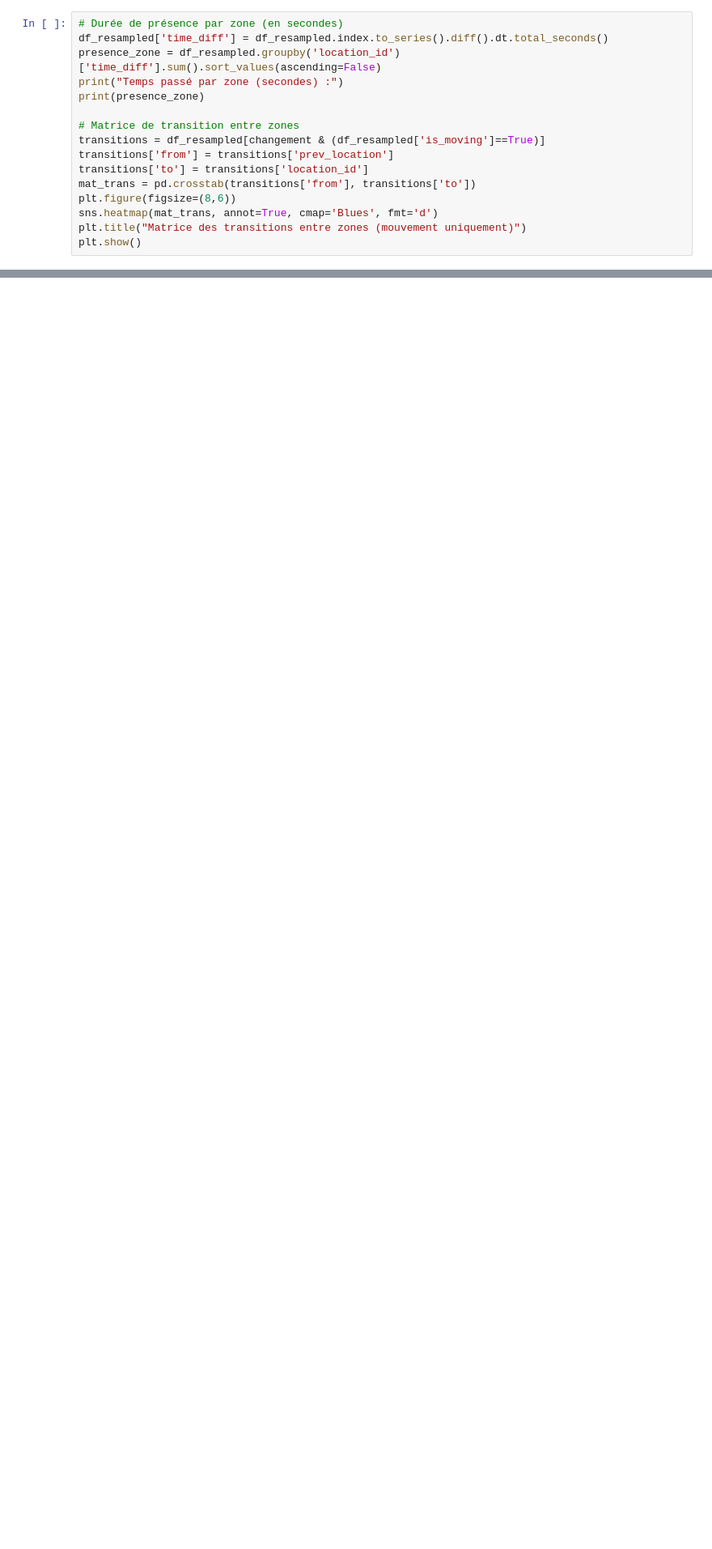
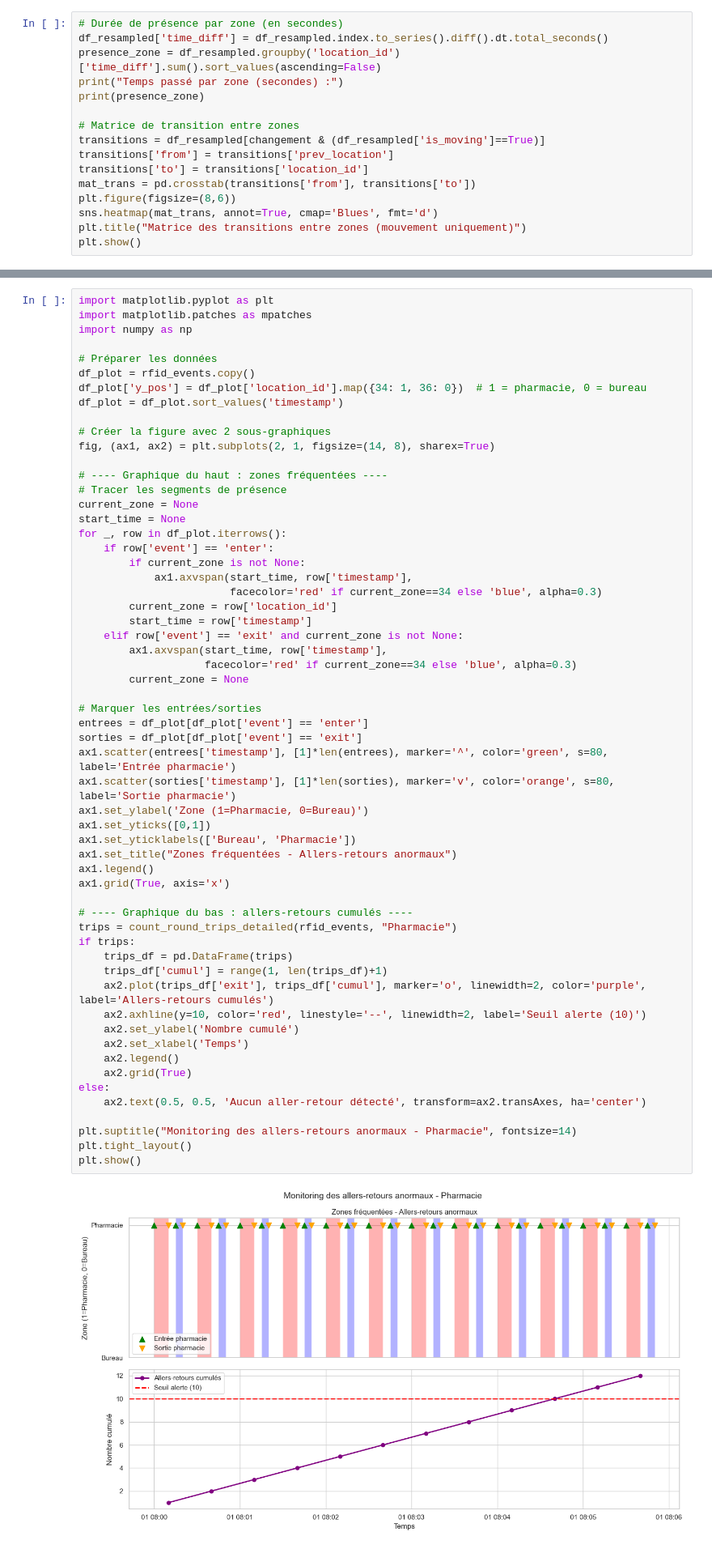
Before and after one commit to Ramadiaw12/IoT_project, a Jupyter notebook: notebooks/analysis.ipynb, the cells around one changed output, grey strips where cells are left out. Shown at 81% size. Drawn from its saved outputs; the diff is of its cells as text; blank space fills up the shorter version.

```diff
--- a/notebooks/analysis.ipynb
+++ b/notebooks/analysis.ipynb
@@ -232,0 +376,60 @@ plt.show()
+# %%
+import matplotlib.pyplot as plt
+import matplotlib.patches as mpatches
+import numpy as np
+
+# Préparer les données
+df_plot = rfid_events.copy()
+df_plot['y_pos'] = df_plot['location_id'].map({34: 1, 36: 0})  # 1 = pharmacie, 0 = bureau
+df_plot = df_plot.sort_values('timestamp')
+
+# Créer la figure avec 2 sous-graphiques
+fig, (ax1, ax2) = plt.subplots(2, 1, figsize=(14, 8), sharex=True)
+
+# ---- Graphique du haut : zones fréquentées ----
+# Tracer les segments de présence
+current_zone = None
+start_time = None
+for _, row in df_plot.iterrows():
+    if row['event'] == 'enter':
+        if current_zone is not None:
+            ax1.axvspan(start_time, row['timestamp'],
+                        facecolor='red' if current_zone==34 else 'blue', alpha=0.3)
+        current_zone = row['location_id']
+        start_time = row['timestamp']
+    elif row['event'] == 'exit' and current_zone is not None:
+        ax1.axvspan(start_time, row['timestamp'],
+                    facecolor='red' if current_zone==34 else 'blue', alpha=0.3)
+        current_zone = None
+
+# Marquer les entrées/sorties
+entrees = df_plot[df_plot['event'] == 'enter']
+sorties = df_plot[df_plot['event'] == 'exit']
+ax1.scatter(entrees['timestamp'], [1]*len(entrees), marker='^', color='green', s=80, label='Entrée pharmacie')
+ax1.scatter(sorties['timestamp'], [1]*len(sorties), marker='v', color='orange', s=80, label='Sortie pharmacie')
+ax1.set_ylabel('Zone (1=Pharmacie, 0=Bureau)')
+ax1.set_yticks([0,1])
+ax1.set_yticklabels(['Bureau', 'Pharmacie'])
+ax1.set_title("Zones fréquentées - Allers-retours anormaux")
+ax1.legend()
+ax1.grid(True, axis='x')
+
+# ---- Graphique du bas : allers-retours cumulés ----
+trips = count_round_trips_detailed(rfid_events, "Pharmacie")
+if trips:
+    trips_df = pd.DataFrame(trips)
+    trips_df['cumul'] = range(1, len(trips_df)+1)
+    ax2.plot(trips_df['exit'], trips_df['cumul'], marker='o', linewidth=2, color='purple', label='Allers-retours cumulés')
+    ax2.axhline(y=10, color='red', linestyle='--', linewidth=2, label='Seuil alerte (10)')
+    ax2.set_ylabel('Nombre cumulé')
+    ax2.set_xlabel('Temps')
+    ax2.legend()
+    ax2.grid(True)
+else:
+    ax2.text(0.5, 0.5, 'Aucun aller-retour détecté', transform=ax2.transAxes, ha='center')
+
+plt.suptitle("Monitoring des allers-retours anormaux - Pharmacie", fontsize=14)
+plt.tight_layout()
+plt.show()
+# %% [output]
+[figure, added]
```
Also changed, not shown: parts of 14 cells of this notebook, 3 other files.
